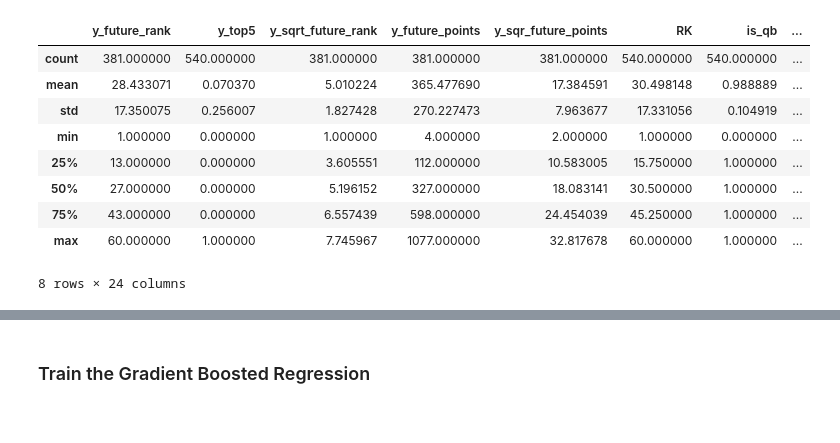
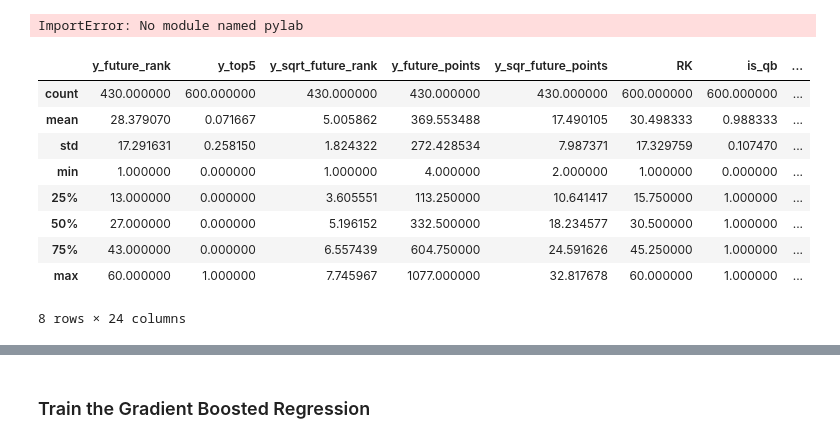
Before and after one commit to seme0021/fantasynfl, a Jupyter notebook: py/nfl-passing.ipynb, the cells around one changed output, grey strips where cells are left out. Cells and saved outputs as stored; diff of their text form; code cells hidden in the pictures.

```diff
--- a/py/nfl-passing.ipynb
+++ b/py/nfl-passing.ipynb
@@ -13,22 +13,27 @@ from util.stat import FantasyStats
 
 from cost_functions import CostFunction
 pd.set_option('display.width', 300)
+
+# Update this to the latest year that data is available
+score_year = 2014
+# %% [output]
+ImportError: No module named pylab
 # %%
 func = Methods()
-passing = Passing(2002, 2013)
+passing = Passing(2002, score_year)
 passing.compile_data()
 passing.construct_feature_vector()
 df=passing.get_passing_data()
 df[passing.dep_var + passing.feature_vector].describe()
 # %% [output]
 |  | y_future_rank | y_top5 | y_sqrt_future_rank | y_future_points | y_sqr_future_points | RK | is_qb | ... |
-| count | 381.000000 | 540.000000 | 381.000000 | 381.000000 | 381.000000 | 540.000000 | 540.000000 | ... |
-| mean | 28.433071 | 0.070370 | 5.010224 | 365.477690 | 17.384591 | 30.498148 | 0.988889 | ... |
-| std | 17.350075 | 0.256007 | 1.827428 | 270.227473 | 7.963677 | 17.331056 | 0.104919 | ... |
+| count | 430.000000 | 600.000000 | 430.000000 | 430.000000 | 430.000000 | 600.000000 | 600.000000 | ... |
+| mean | 28.379070 | 0.071667 | 5.005862 | 369.553488 | 17.490105 | 30.498333 | 0.988333 | ... |
+| std | 17.291631 | 0.258150 | 1.824322 | 272.428534 | 7.987371 | 17.329759 | 0.107470 | ... |
 | min | 1.000000 | 0.000000 | 1.000000 | 4.000000 | 2.000000 | 1.000000 | 0.000000 | ... |
-| 25% | 13.000000 | 0.000000 | 3.605551 | 112.000000 | 10.583005 | 15.750000 | 1.000000 | ... |
-| 50% | 27.000000 | 0.000000 | 5.196152 | 327.000000 | 18.083141 | 30.500000 | 1.000000 | ... |
-| 75% | 43.000000 | 0.000000 | 6.557439 | 598.000000 | 24.454039 | 45.250000 | 1.000000 | ... |
+| 25% | 13.000000 | 0.000000 | 3.605551 | 113.250000 | 10.641417 | 15.750000 | 1.000000 | ... |
+| 50% | 27.000000 | 0.000000 | 5.196152 | 332.500000 | 18.234577 | 30.500000 | 1.000000 | ... |
+| 75% | 43.000000 | 0.000000 | 6.557439 | 604.750000 | 24.591626 | 45.250000 | 1.000000 | ... |
 | max | 60.000000 | 1.000000 | 7.745967 | 1077.000000 | 32.817678 | 60.000000 | 1.000000 | ... |
 8 rows × 24 columns
 # %%
```
Also changed, not shown: parts of 8 cells of this notebook, 3 other files.
